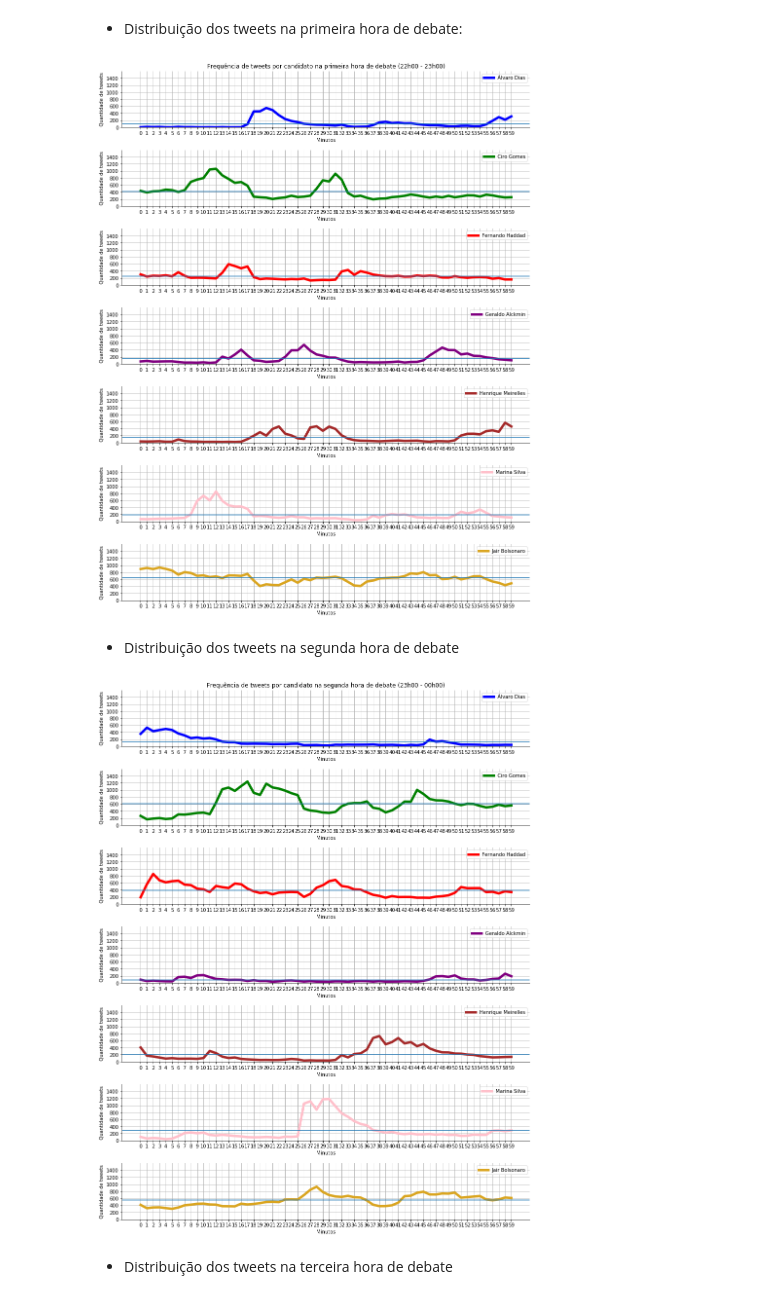
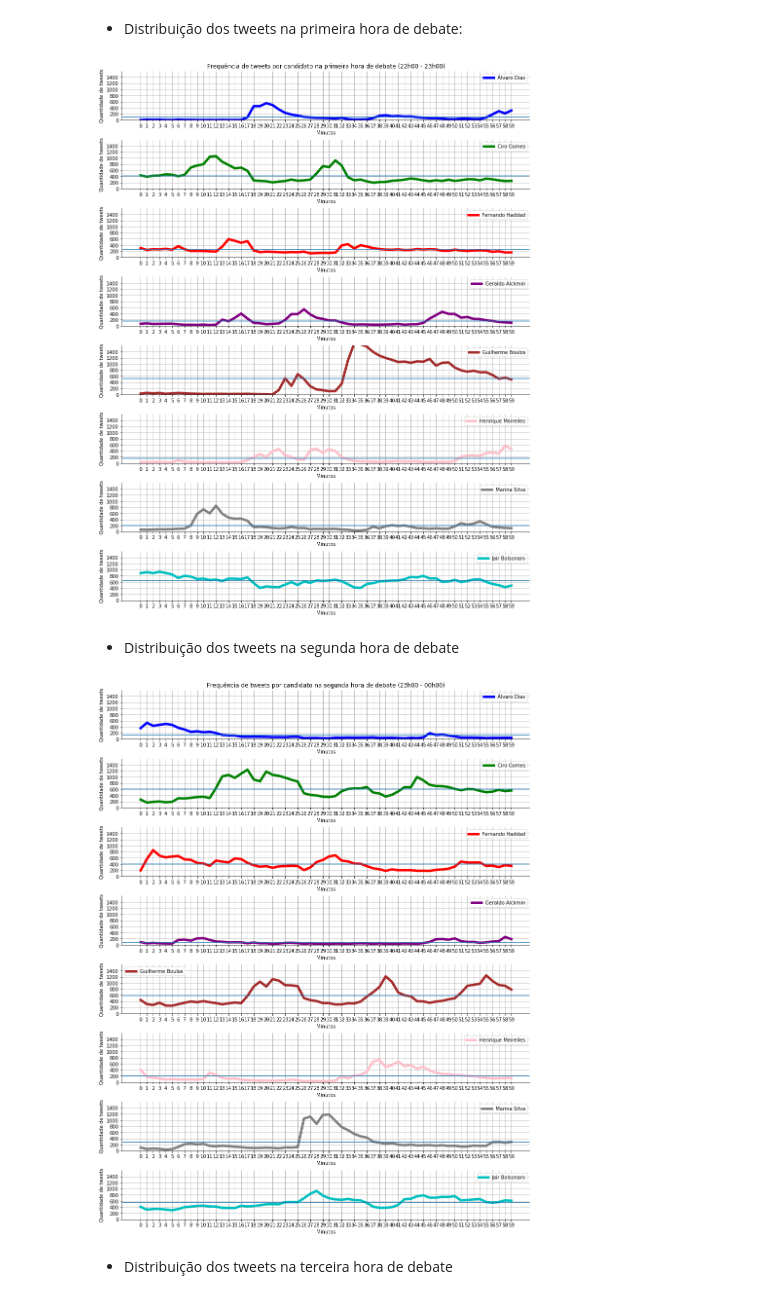
Before and after one commit to bambrozim/DebatePresidenciaveisGlobo2018, a Jupyter notebook: Debate Presidenciáveis Globo - 2018.ipynb, the cells around one changed output. Drawn from its saved outputs; the diff is of its cells as text; code cells hidden in the pictures.

```diff
--- a/Debate Presidenciáveis Globo - 2018.ipynb
+++ b/Debate Presidenciáveis Globo - 2018.ipynb
@@ -100,7 +100,7 @@ tweets.shape
 # %% [output]
 (508503, 5)
 # %%
-candidatos = ['alvaro', 'ciro', 'haddad', 'alckmin', 'meirelles', 'marina', 'bolsonaro']
-display_candidatos = ['Álvaro Dias', 'Ciro Gomes', 'Fernando Haddad', 'Geraldo Alckmin', 'Henrique Meirelles', 'Marina Silva', 'Jair Bolsonaro']
-colors = ['blue', 'green', 'red', 'purple', 'brown', 'pink', 'goldenrod']
+candidatos = ['alvaro', 'ciro', 'haddad', 'alckmin', 'boulos', 'meirelles', 'marina', 'bolsonaro']
+display_candidatos = ['Álvaro Dias', 'Ciro Gomes', 'Fernando Haddad', 'Geraldo Alckmin', 'Guilherme Boulos', 'Henrique Meirelles', 'Marina Silva', 'Jair Bolsonaro']
+colors = ['blue', 'green', 'red', 'purple', 'brown', 'pink', 'gray', 'c']
 map_names = {k: v for k, v in zip(candidatos, display_candidatos)}
@@ -168,10 +160,10 @@ plot_contagem_candidatos(tweets, candidatos)
 # %% [markdown]
 - Distribuição dos tweets na primeira hora de debate:
 # %%
-fig, axes = plt.subplots(7, 1, figsize=(15, 20))
+fig, axes = plt.subplots(8, 1, figsize=(15, 20))
 
 df_hour = tweets[tweets['hour']==22]
-indexes = list(range(0, 8))
+indexes = list(range(0, 9))
 for idx, candidato, c, nome in zip(indexes, candidatos, colors, display_candidatos):
     to_plot = df_hour[df_hour['text'].apply(lambda x: mask_palavra_texto(candidato, x))]['minute'].value_counts().sort_index().reset_index()
     _ = sns.lineplot(x='index', y='minute', data=to_plot, ax=axes[idx], color=c, label=nome, linewidth=5)
@@ -191,34 +183,34 @@ _ = axes[0].set_title('Frequência de tweets por candidato na primeira hora de d
 _ = plt.subplots_adjust(hspace=0.4)
 _ = plt.show()
 # %% [output]
-[figure, old version]
+[figure, new version]
 # %% [markdown]
 - Distribuição dos tweets na segunda hora de debate
 # %%
-fig, axes = plt.subplots(7, 1, figsize=(15, 20))
+fig, axes = plt.subplots(8, 1, figsize=(15, 20))
 
 df_hour = tweets[tweets['hour']==23]
-indexes = list(range(0, 8))
+indexes = list(range(0, 9))
 for idx, candidato, c, nome in zip(indexes, candidatos, colors, display_candidatos):
     to_plot = df_hour[df_hour['text'].apply(lambda x: mask_palavra_texto(candidato, x))]['minute'].value_counts().sort_index().reset_index()
     _ = sns.lineplot(x='index', y='minute', data=to_plot, ax=axes[idx], color=c, label=nome, linewidth=5)
 
     _ = axes[idx].set(xlabel='Minutos',
                       ylabel='Quantidade de tweets',
                       xticks=list(range(0, 60, 1)),
                       yticks=list(range(0, 1_500, 200)),
                       ylim=[0, 1_600])
 
     _ = axes[idx].legend()
     _ = axes[idx].grid(True)
     _ = axes[idx].axhline(to_plot['minute'].mean())
 
 _ = sns.despine()
 _ = axes[0].set_title('Frequência de tweets por candidato na segunda hora de debate (23h00 - 00h00)')
 _ = plt.subplots_adjust(hspace=0.4)
 _ = plt.show()
 # %% [output]
-[figure, old version]
+[figure, new version]
 # %% [markdown]
 - Distribuição dos tweets na terceira hora de debate
 # %%
```
Also changed, not shown: parts of 37 cells of this notebook.
